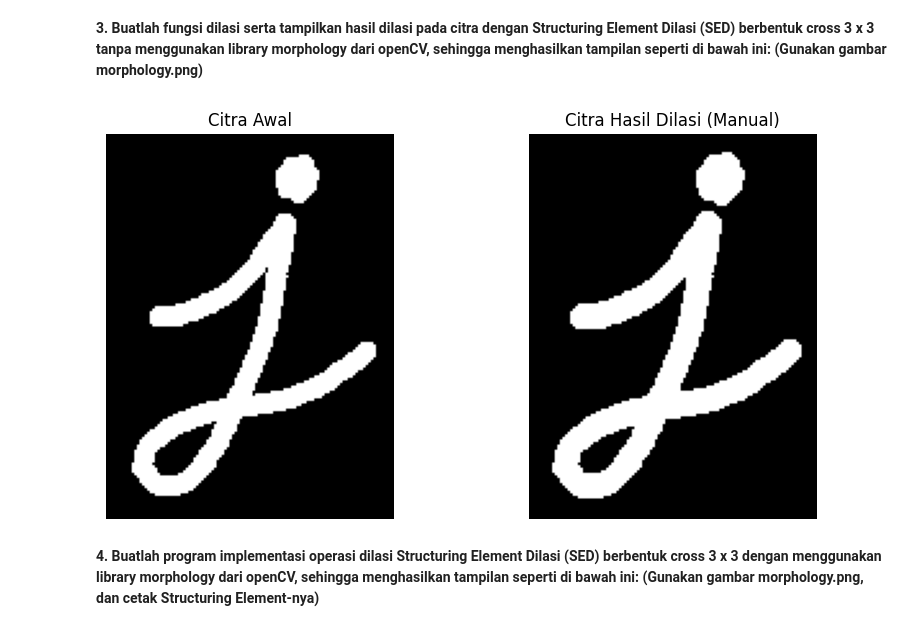
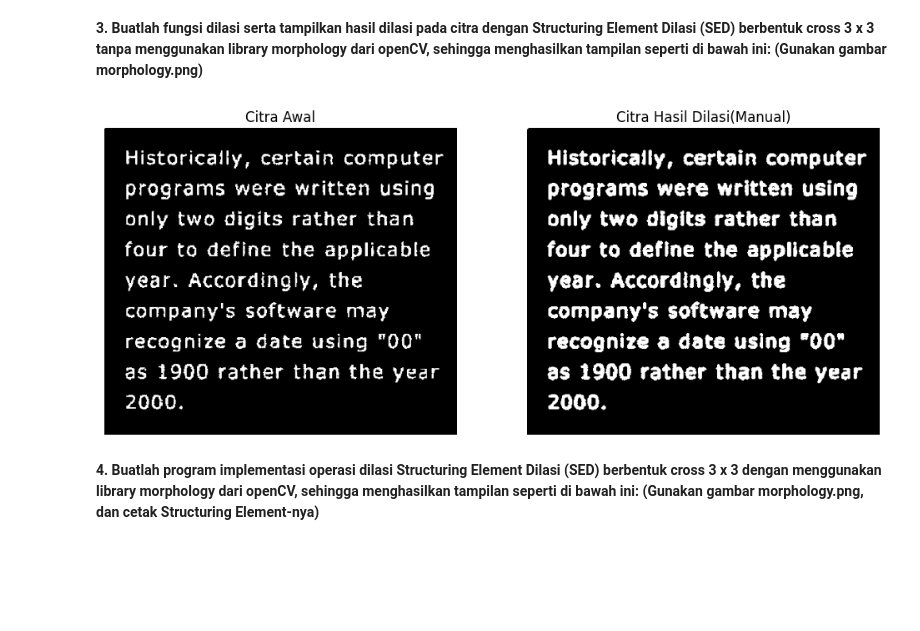
Before and after one commit to azzazhr/PCVK_Ganjil_2025, a Jupyter notebook: Week9.ipynb, the cells around one changed output. Saved outputs shown, nothing was run; the diff lists cells and outputs as text; code cells hidden in the pictures; blank space fills up the shorter version.

```diff
--- a/Week9.ipynb
+++ b/Week9.ipynb
@@ -34,49 +34,67 @@ openCV, sehingga menghasilkan tampilan seperti di bawah ini: (Gunakan gambar
 morphology.png)**
 # %%
 # Membaca file path
-file_path = '/content/drive/MyDrive/PCVK_Images/morphology.png'
+file_path = '/content/drive/MyDrive/PCVK/Images/morphology.png'
 
-# Membuat SE Cross 3x3
+# Membaca gambar dari path
+img = cv2.imread(file_path, 0)
+
+# Menggunakan Otsu's Binarization untuk hasil citra awal yang lebih bersih
+_, img_binary = cv2.threshold(img, 0, 255, cv2.THRESH_BINARY + cv2.THRESH_OTSU)
+
+# Membuat Structuring Element (SE) berbentuk cross 3x3
 se_cross_3x3 = np.array([[0, 1, 0],
                          [1, 1, 1],
                          [0, 1, 0]], dtype=np.uint8)
 
-# Fungsi Dilasi Manual
-def dilate_manual(image, kernel):
-    rows, cols = image.shape
+# ungsi Dilasi Manual
+def dilasi_manual(image, kernel):
+    """
+    Fungsi ini melakukan operasi dilasi secara manual.
+    - image: citra biner input.
+    - kernel: structuring element (SE) yang digunakan.
+    """
+    img_rows, img_cols = image.shape
     k_rows, k_cols = kernel.shape
-    pad_h = k_rows // 2
-    pad_w = k_cols // 2
+    pad_h, pad_w = k_rows // 2, k_cols // 2
 
-    # Padding citra
-    padded_img = np.pad(image, ((pad_h, pad_h), (pad_w, pad_w)), mode='constant', constant_values=0)
-    output = np.zeros_like(image)
+    # Siapkan kanvas output dan gambar yang sudah diberi padding
+    output_image = np.zeros_like(image)
+    padded_image = np.pad(image, ((pad_h, pad_h), (pad_w, pad_w)), mode='constant', constant_values=0)
 
-    for i in range(rows):
-        for j in range(cols):
-            # Jika ada satu piksel putih di bawah kernel, piksel output menjadi putih
-            if np.any(padded_img[i:i+k_rows, j:j+k_cols] * kernel):
-                output[i, j] = 255
-    return output
+    # Lakukan perulangan untuk setiap piksel
+    for i in range(img_rows):
+        for j in range(img_cols):
+            # Ambil area di bawah kernel
+            region = padded_image[i:i + k_rows, j:j + k_cols]
 
-# Terapkan fungsi
-img_dilasi_manual = dilate_manual(img, se_cross_3x3)
+            # Jika ada minimal satu piksel putih yang cocok dengan SE,
+            # warnai piksel output menjadi putih.
+            if np.any((region == 255) & (kernel == 1)):
+                output_image[i, j] = 255
+
+    return output_image
+
+# Terapkan Fungsi dan Tampilkan Hasil
+hasil_dilasi = dilasi_manual(img_binary, se_cross_3x3)
+
+plt.figure(figsize=(12, 6))
 
 # Menampilkan gambar pertama (Citra Awal)
-plt.figure(figsize=(10, 5))
 plt.subplot(1, 2, 1)
-plt.imshow(img, cmap='gray')
+plt.imshow(img_binary, cmap='gray')
 plt.title('Citra Awal')
 plt.axis('off')
 
-# Menampilkan gambar pertama (Citra Hasil Dilasi)
+# Menampilkan gambar kedua (Citra Hasil Dilasi)
 plt.subplot(1, 2, 2)
-plt.imshow(img_dilasi_manual, cmap='gray')
-plt.title('Citra Hasil Dilasi (Manual)')
+plt.imshow(hasil_dilasi, cmap='gray')
+plt.title('Citra Hasil Dilasi(Manual)')
 plt.axis('off')
+
 plt.show()
 # %% [output]
-[figure, old version]
+[figure, new version]
 # %% [markdown]
 **4. Buatlah program implementasi operasi dilasi Structuring Element Dilasi (SED)
 berbentuk cross 3 x 3 dengan menggunakan library morphology dari openCV,
```
